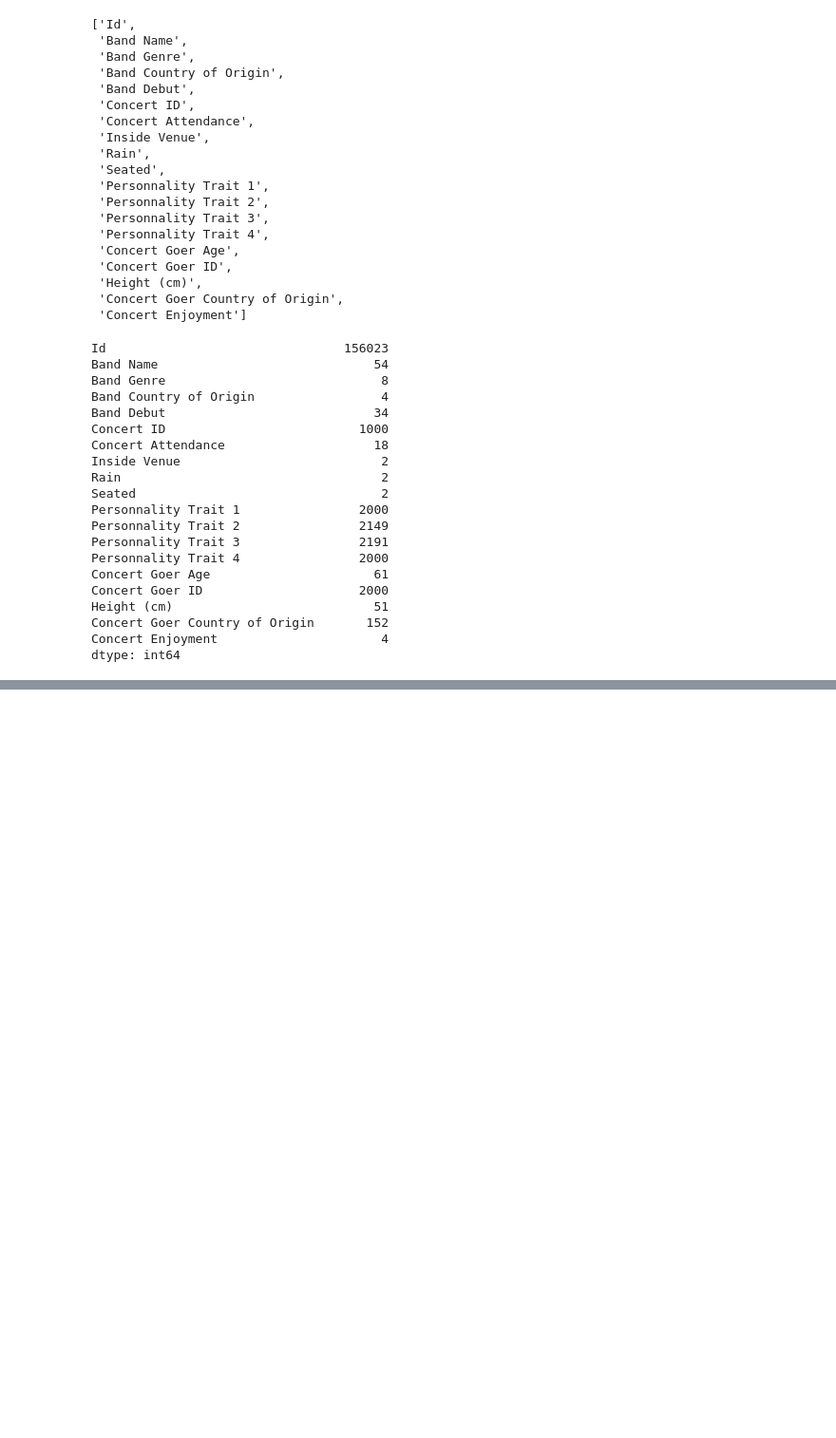
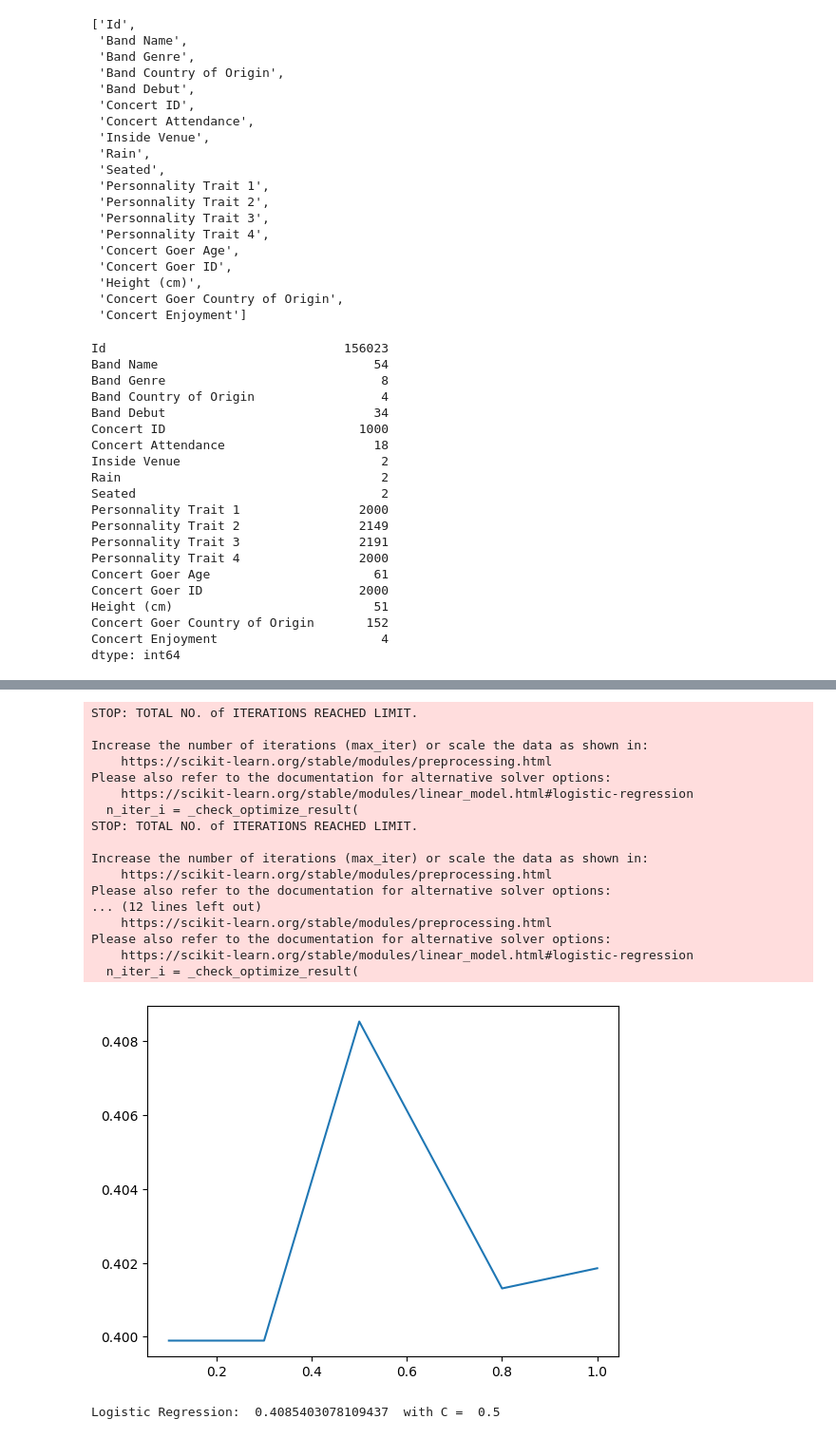
Before and after one commit to shahrohman/inf8245e_kaggle, a Jupyter notebook: ML_kaggle.ipynb, the cells around one changed output, grey strips where cells are left out. Shown at 95% size. Drawn from its saved outputs; the diff is of its cells as text; code cells hidden in the pictures; blank space fills up the shorter version.

Commit message:
add latex report files + different models

```diff
--- a/ML_kaggle.ipynb
+++ b/ML_kaggle.ipynb
@@ -312,0 +355,49 @@ print(max(L))
+# %%
+from sklearn.model_selection import train_test_split
+
+# train model using "Concert Enjoyment" column as output
+X = train_data_np[:,:-1]
+# output is "Concert Enjoyment" column
+y = train_data_np[:,-1]
+# %%
+val_size = 0.2
+seed = 7
+X_train, X_test, y_train, y_test = train_test_split(X, y, test_size=val_size, random_state=seed)
+# %%
+all_f1_scores = {"Logistic Regression":0, "Random Forest":0, "Decision Tree":0, "KNN":0, "Naive Bayes":0, "Bagging":0, "Neural Network":0, "AdaBoost":0, "Gradient Boosting":0, "Extra Trees":0}
+# %%
+# logistic regression
+
+f1_scores = []
+for C in [0.1, 0.3, 0.5, 0.8, 1.0]:
+    model = LogisticRegression(C = C)
+    model.fit(X_train, y_train)
+    y_pred = model.predict(X_test)
+    f1_scores.append(f1_score(y_test, y_pred, average = 'micro'))
+
+all_f1_scores["Logistic Regression"] = max(f1_scores)
+
+plt.plot([0.1, 0.3, 0.5, 0.8, 1.0], f1_scores)
+plt.show()
+
+print("Logistic Regression: ", max(f1_scores), " with C = ", [0.1, 0.3, 0.5, 0.8, 1.0][f1_scores.index(max(f1_scores))])
+# %% [output]
+STOP: TOTAL NO. of ITERATIONS REACHED LIMIT.
+
+Increase the number of iterations (max_iter) or scale the data as shown in:
+    https://scikit-learn.org/stable/modules/preprocessing.html
+Please also refer to the documentation for alternative solver options:
+    https://scikit-learn.org/stable/modules/linear_model.html#logistic-regression
+  n_iter_i = _check_optimize_result(
+STOP: TOTAL NO. of ITERATIONS REACHED LIMIT.
+
+Increase the number of iterations (max_iter) or scale the data as shown in:
+    https://scikit-learn.org/stable/modules/preprocessing.html
+Please also refer to the documentation for alternative solver options:
+... (12 lines left out)
+    https://scikit-learn.org/stable/modules/preprocessing.html
+Please also refer to the documentation for alternative solver options:
+    https://scikit-learn.org/stable/modules/linear_model.html#logistic-regression
+  n_iter_i = _check_optimize_result(
+[figure, added]
+Logistic Regression:  0.4085403078109437  with C =  0.5
```
Also changed, not shown: parts of 21 cells of this notebook, 6 other files.
